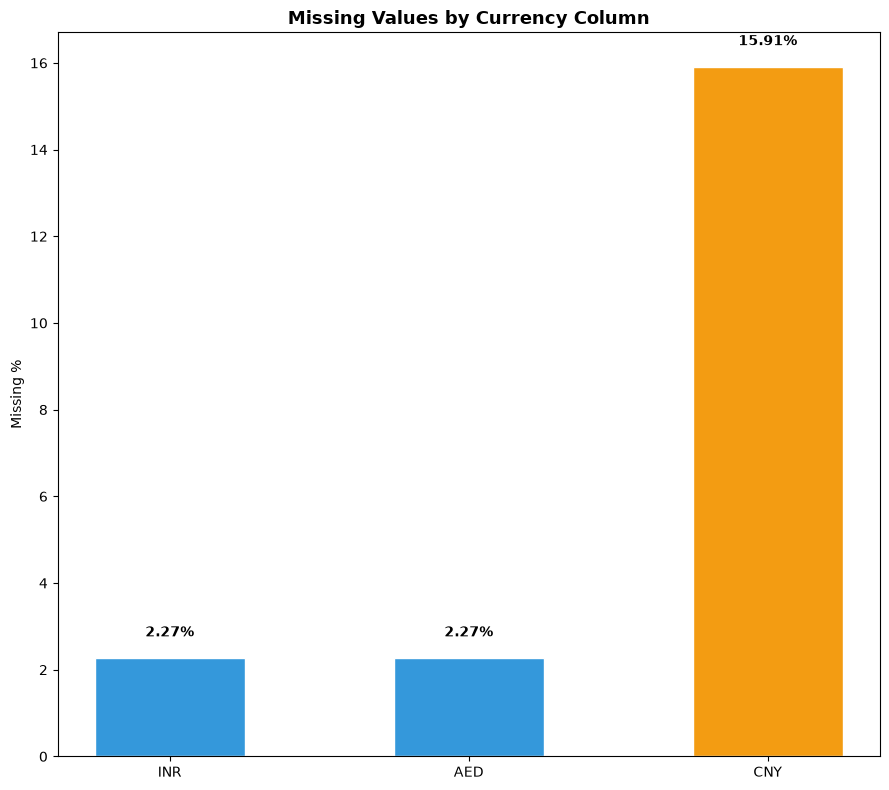
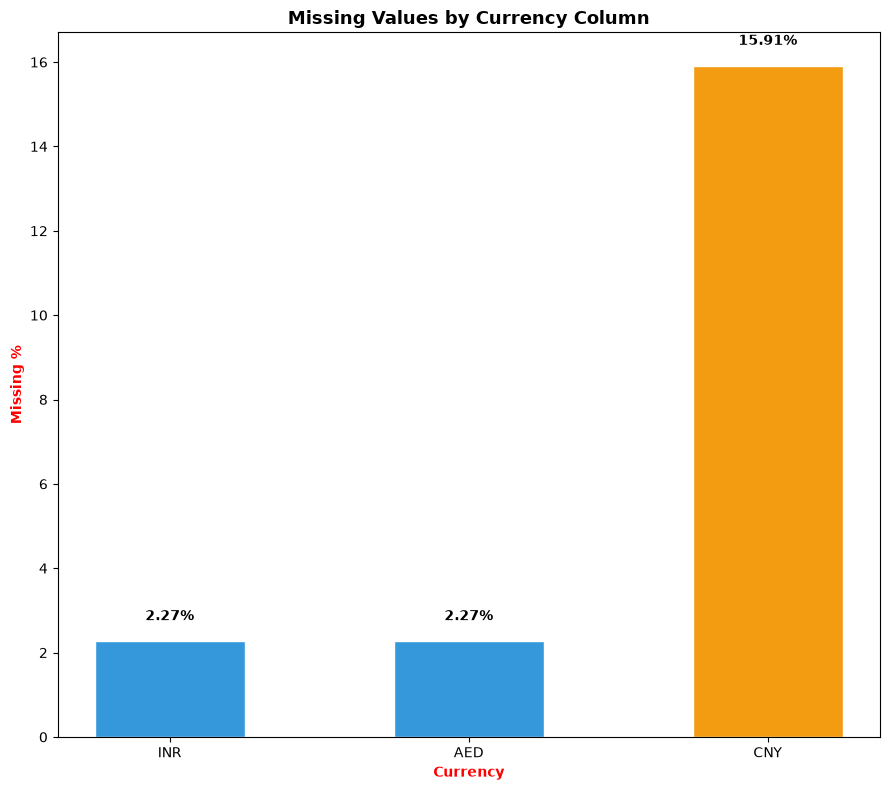
Code edit (unified diff) that turned the first committed figure into the second:
--- before
+++ after
@@ -27,5 +27,6 @@
             f'{val}%', ha='center', fontsize=10, fontweight='bold')
 
-ax.set_ylabel("Missing %")
+ax.set_ylabel("Missing %",color = "red",fontweight='bold')
+ax.set_xlabel("Currency",color="red",fontweight='bold')
 ax.set_title("Missing Values by Currency Column", fontsize=13, fontweight='bold')
 plt.tight_layout()

Commit: changes for charts